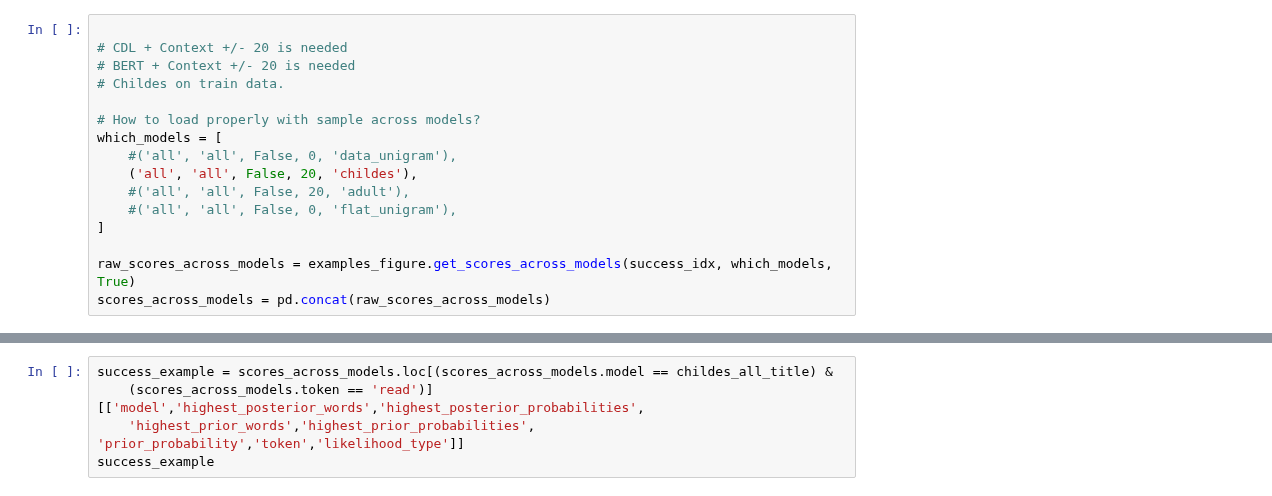
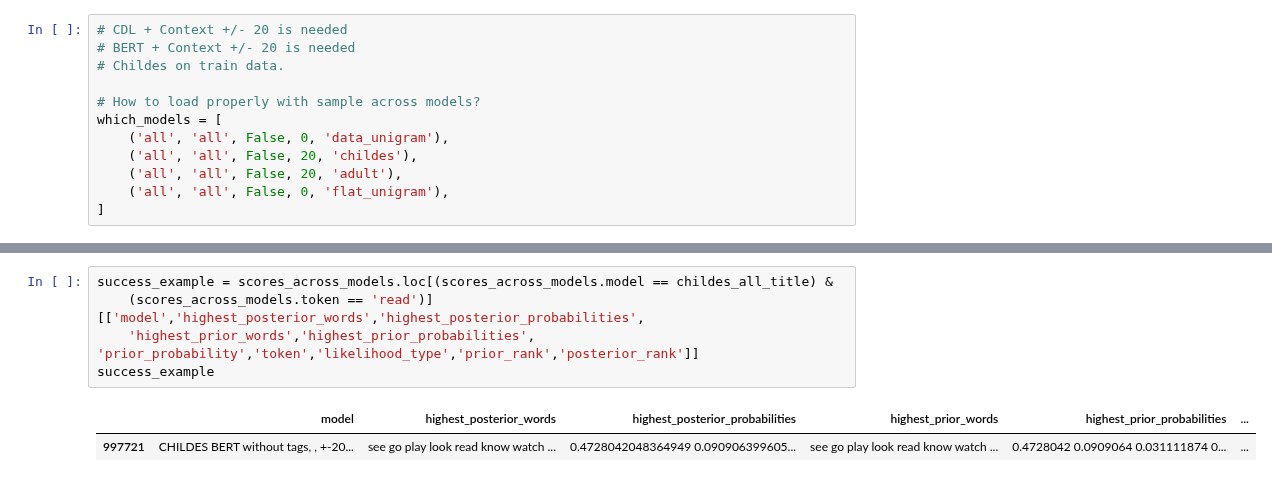
Before and after one commit to smeylan/child-directed-listening, a Jupyter notebook: Examples for Success and Failure Table.ipynb, the cells around one changed output, grey strips where cells are left out. Saved outputs shown, nothing was run; the diff lists cells and outputs as text.

Commit message:
after line profiling and adding posterior ranks

```diff
--- a/Examples for Success and Failure Table.ipynb
+++ b/Examples for Success and Failure Table.ipynb
@@ -104,17 +146,13 @@ imp.reload(sample_across_models)
 # %%
-
 # CDL + Context +/- 20 is needed
 # BERT + Context +/- 20 is needed
 # Childes on train data.
 
 # How to load properly with sample across models?
 which_models = [
-    #('all', 'all', False, 0, 'data_unigram'),
+    ('all', 'all', False, 0, 'data_unigram'),
     ('all', 'all', False, 20, 'childes'),
-    #('all', 'all', False, 20, 'adult'),
-    #('all', 'all', False, 0, 'flat_unigram'),
+    ('all', 'all', False, 20, 'adult'),
+    ('all', 'all', False, 0, 'flat_unigram'),
 ]
-
-raw_scores_across_models = examples_figure.get_scores_across_models(success_idx, which_models, True)
-scores_across_models = pd.concat(raw_scores_across_models)
 # %% [output]
@@ -155,5 +287,8 @@ scores_across_models = scores_across_models.loc[scores_across_models.likelihood_
 # %%
 success_example = scores_across_models.loc[(scores_across_models.model == childes_all_title) &
     (scores_across_models.token == 'read')][['model','highest_posterior_words','highest_posterior_probabilities',
-    'highest_prior_words','highest_prior_probabilities', 'prior_probability','token','likelihood_type']]
+    'highest_prior_words','highest_prior_probabilities', 'prior_probability','token','likelihood_type','prior_rank','posterior_rank']]
 success_example
+# %% [output]
+|  | model | highest_posterior_words | highest_posterior_probabilities | highest_prior_words | highest_prior_probabilities | ... |
+| 997721 | CHILDES BERT without tags, , +-20... | see go play look read know watch ... | 0.4728042048364949 0.090906399605... | see go play look read know watch ... | 0.4728042 0.0909064 0.031111874 0... | ... |
```
Also changed, not shown: parts of 46 cells of this notebook, 8 other files.
